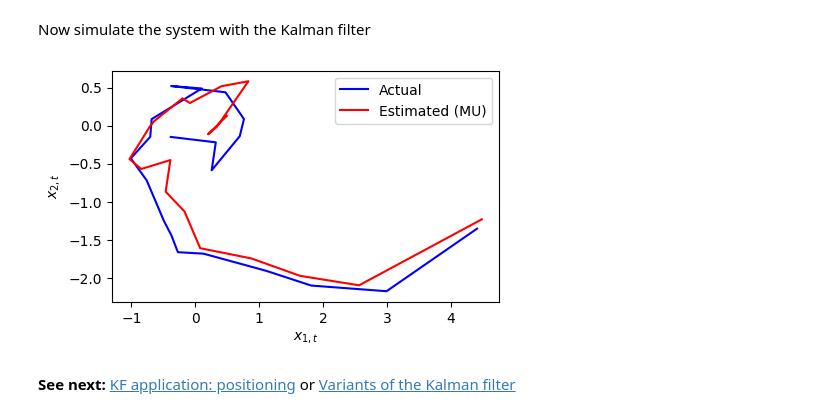
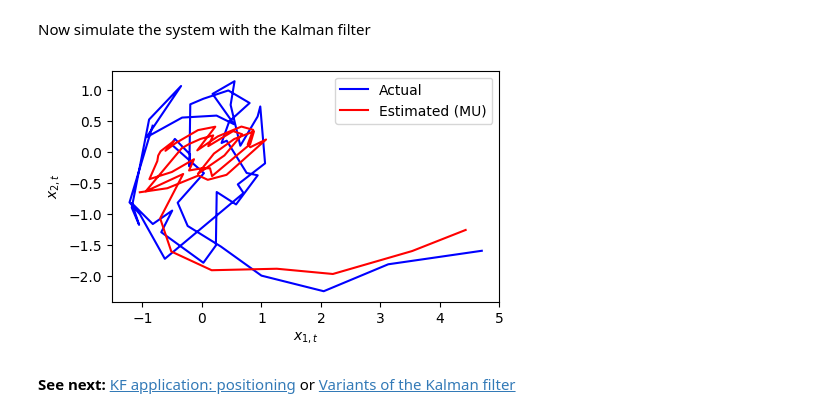
Before and after one commit to Gijinkstra/EstimationTheoryNotebooks, a Jupyter notebook: 2_kalman/2_kalman_basic.ipynb, the cells around one changed output. Saved outputs shown, nothing was run; the diff lists cells and outputs as text; code cells hidden in the pictures.

```diff
--- a/2_kalman/2_kalman_basic.ipynb
+++ b/2_kalman/2_kalman_basic.ipynb
@@ -451,40 +436,40 @@ def time_update(sigma_mu, x_mu):
 Now simulate the system with the Kalman filter
 # %%
 plt.figure(figsize=(5, 3))
-n_sim = 20
+n_sim = 50
 
 x = np.random.multivariate_normal(x0_mean, x0_var, 1).T # random initial state
 sigma_tu = x0_var # P0
 x_tu = x0_mean.reshape((2, 1)) # initialisation
 
 x_cache = np.zeros((n_sim, 2))
 x_mu_cache = np.zeros((n_sim-1, 2))
 x_cache[0, :] = x.T
 for t in range(n_sim - 1):
     # i. Obtain measurement
     v = np.random.normal(0, np.sqrt(R), 1)
     y = C @ x + v
 
     # ii. Measurement update
     sigma_mu, x_mu = measurement_update(sigma_tu, x_tu, y)
     x_mu_cache[t, :] = x_mu.T
 
     # iii. Time update
     sigma_tu, x_tu = time_update(sigma_mu, x_mu)
 
 
     # iv. System dynamics
     w = np.random.multivariate_normal([0, 0], Q, 1).T
     x = A @ x + w
     x_cache[t+1, :] = x.T
 
 
 plt.plot(x_cache[:, 0], x_cache[:, 1], 'b-', label='Actual')
 plt.plot(x_mu_cache[:, 0], x_mu_cache[:, 1], 'r-', label='Estimated (MU)')
 plt.xlabel('$x_{1, t}$'); plt.ylabel('$x_{2, t}$')
 plt.legend()
 plt.show()
 # %% [output]
-[figure, old version]
+[figure, new version]
 # %% [markdown]
 **See next:** [KF application: positioning](./3_kf_positioning.ipynb) or [Variants of the Kalman filter](./4_kalman_variants.ipynb)
```
Also changed, not shown: parts of 6 cells of this notebook.
